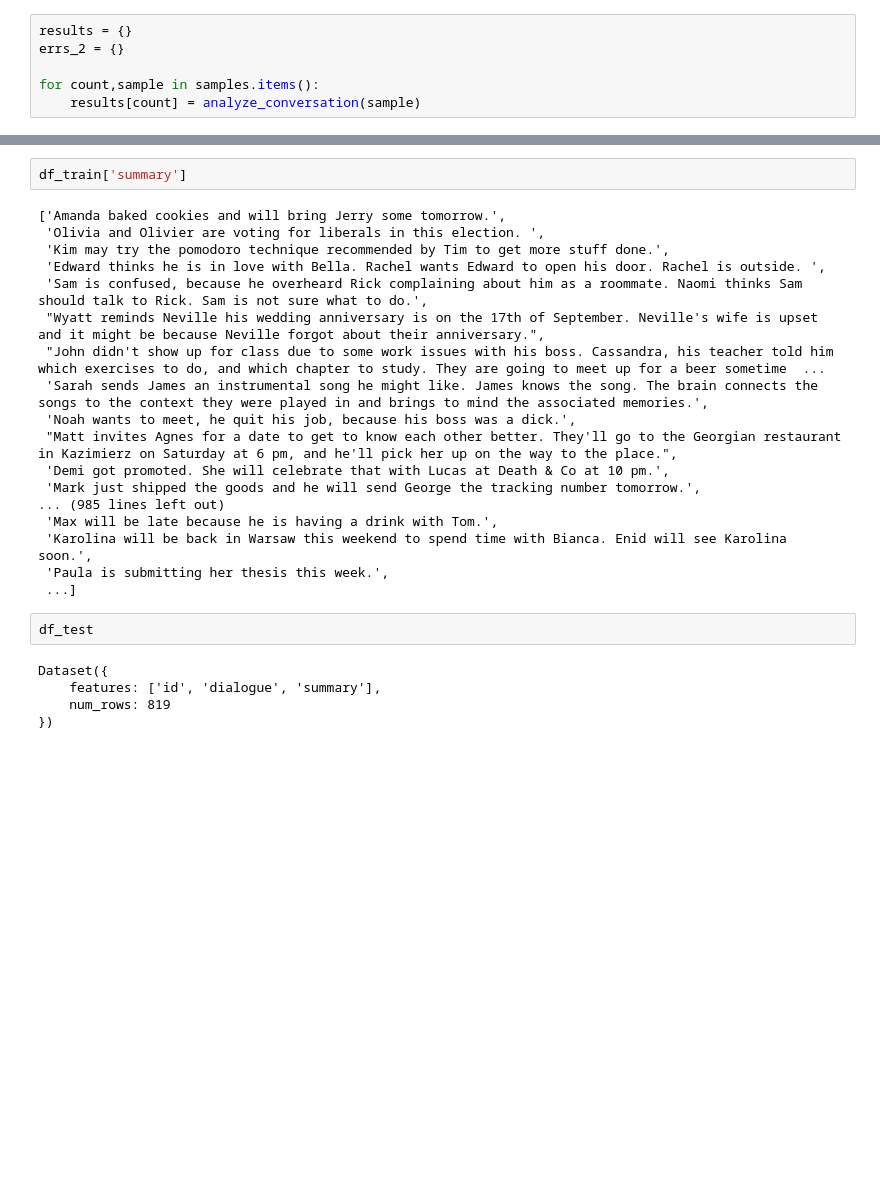
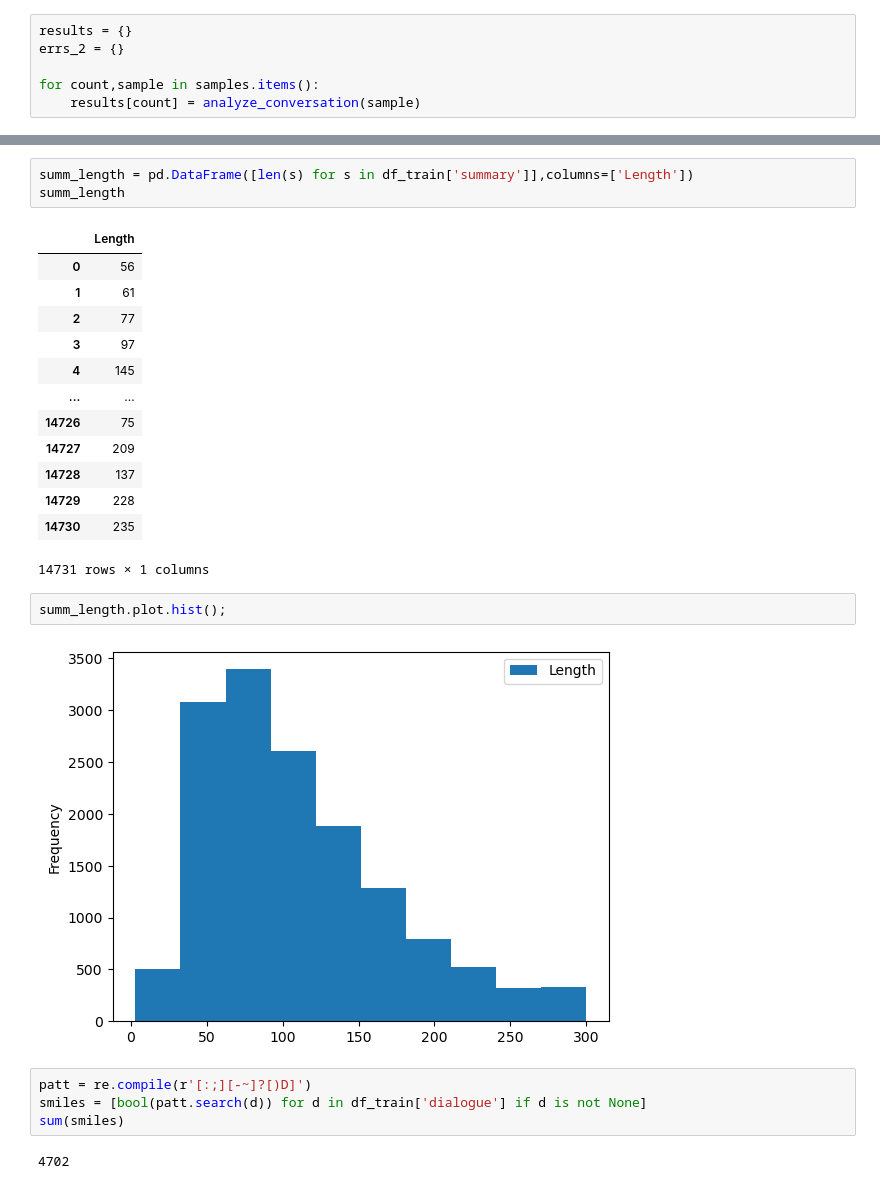
Before and after one commit to gpo2105/Capstone-3, a Jupyter notebook: draft.ipynb, the cells around one changed output, grey strips where cells are left out. Saved outputs shown, nothing was run; the diff lists cells and outputs as text; blank space fills up the shorter version.

```diff
--- a/draft.ipynb
+++ b/draft.ipynb
@@ -145,27 +219,27 @@ sns.pairplot(data=stats);
 # %%
-df_train['summary']
+summ_length = pd.DataFrame([len(s) for s in df_train['summary']],columns=['Length'])
+summ_length
 # %% [output]
+|  | Length |
+| 0 | 56 |
+| 1 | 61 |
+| 2 | 77 |
+| 3 | 97 |
+| 4 | 145 |
+| ... | ... |
+| 14726 | 75 |
+| 14727 | 209 |
+| 14728 | 137 |
+| 14729 | 228 |
+| 14730 | 235 |
-['Amanda baked cookies and will bring Jerry some tomorrow.',
- 'Olivia and Olivier are voting for liberals in this election. ',
- 'Kim may try the pomodoro technique recommended by Tim to get more stuff done.',
- 'Edward thinks he is in love with Bella. Rachel wants Edward to open his door. Rachel is outside. ',
- 'Sam is confused, because he overheard Rick complaining about him as a roommate. Naomi thinks Sam should talk to Rick. Sam is not sure what to do.',
- "Wyatt reminds Neville his wedding anniversary is on the 17th of September. Neville's wife is upset and it might be because Neville forgot about their anniversary.",
- "John didn't show up for class due to some work issues with his boss. Cassandra, his teacher told him which exercises to do, and which chapter to study. They are going to meet up for a beer sometime  ...
- 'Sarah sends James an instrumental song he might like. James knows the song. The brain connects the songs to the context they were played in and brings to mind the associated memories.',
- 'Noah wants to meet, he quit his job, because his boss was a dick.',
- "Matt invites Agnes for a date to get to know each other better. They'll go to the Georgian restaurant in Kazimierz on Saturday at 6 pm, and he'll pick her up on the way to the place.",
- 'Demi got promoted. She will celebrate that with Lucas at Death & Co at 10 pm.',
- 'Mark just shipped the goods and he will send George the tracking number tomorrow.',
-... (985 lines left out)
- 'Max will be late because he is having a drink with Tom.',
- 'Karolina will be back in Warsaw this weekend to spend time with Bianca. Enid will see Karolina soon.',
- 'Paula is submitting her thesis this week.',
- ...]
+14731 rows × 1 columns
 # %%
-df_test
+summ_length.plot.hist();
 # %% [output]
-Dataset({
-    features: ['id', 'dialogue', 'summary'],
-    num_rows: 819
-})
+[figure, added]
+# %%
+patt = re.compile(r'[:;][-~]?[)D]')
+smiles = [bool(patt.search(d)) for d in df_train['dialogue'] if d is not None]
+sum(smiles)
+# %% [output]
+4702
```
Also changed, not shown: parts of 50 cells of this notebook, 18 other files.
